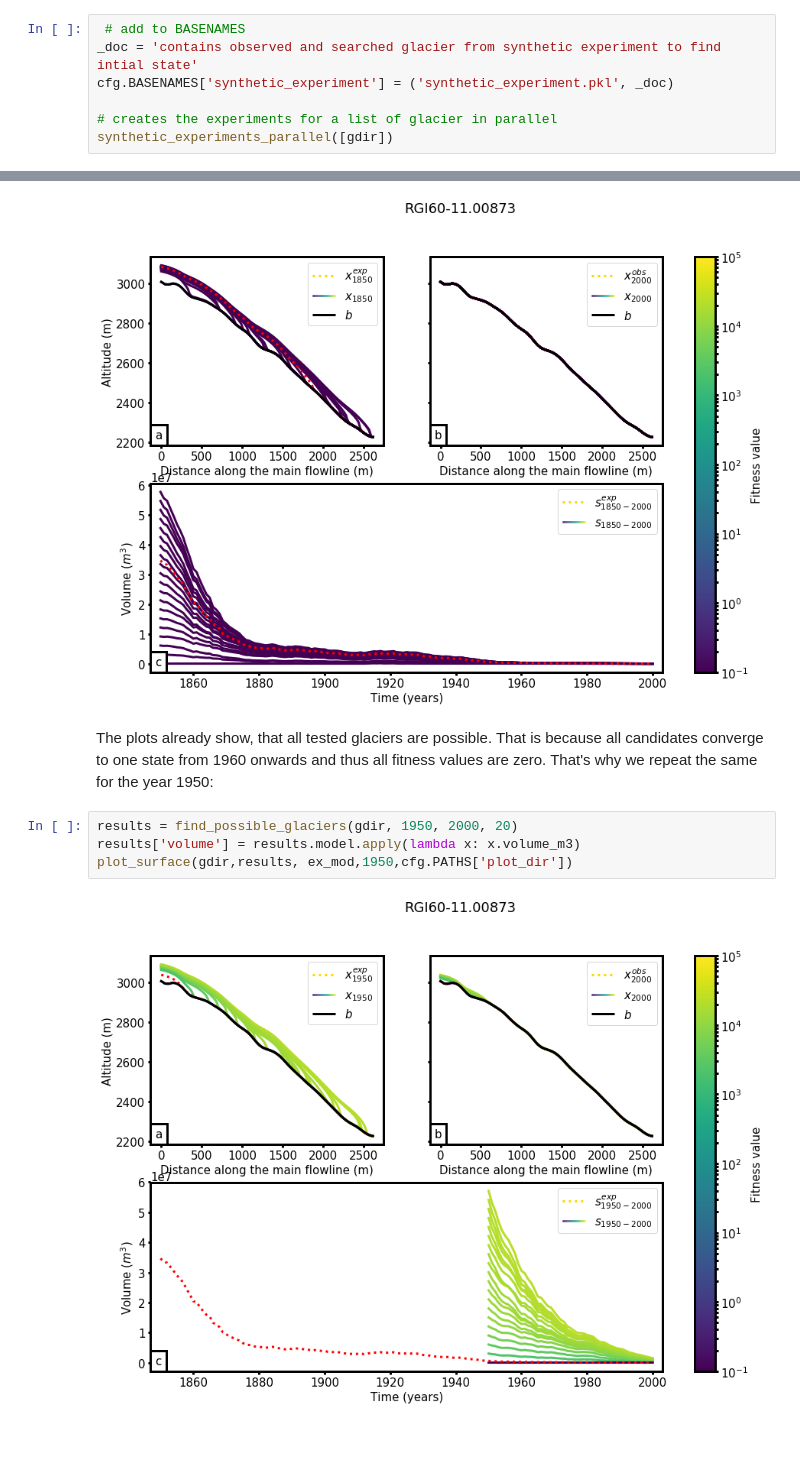
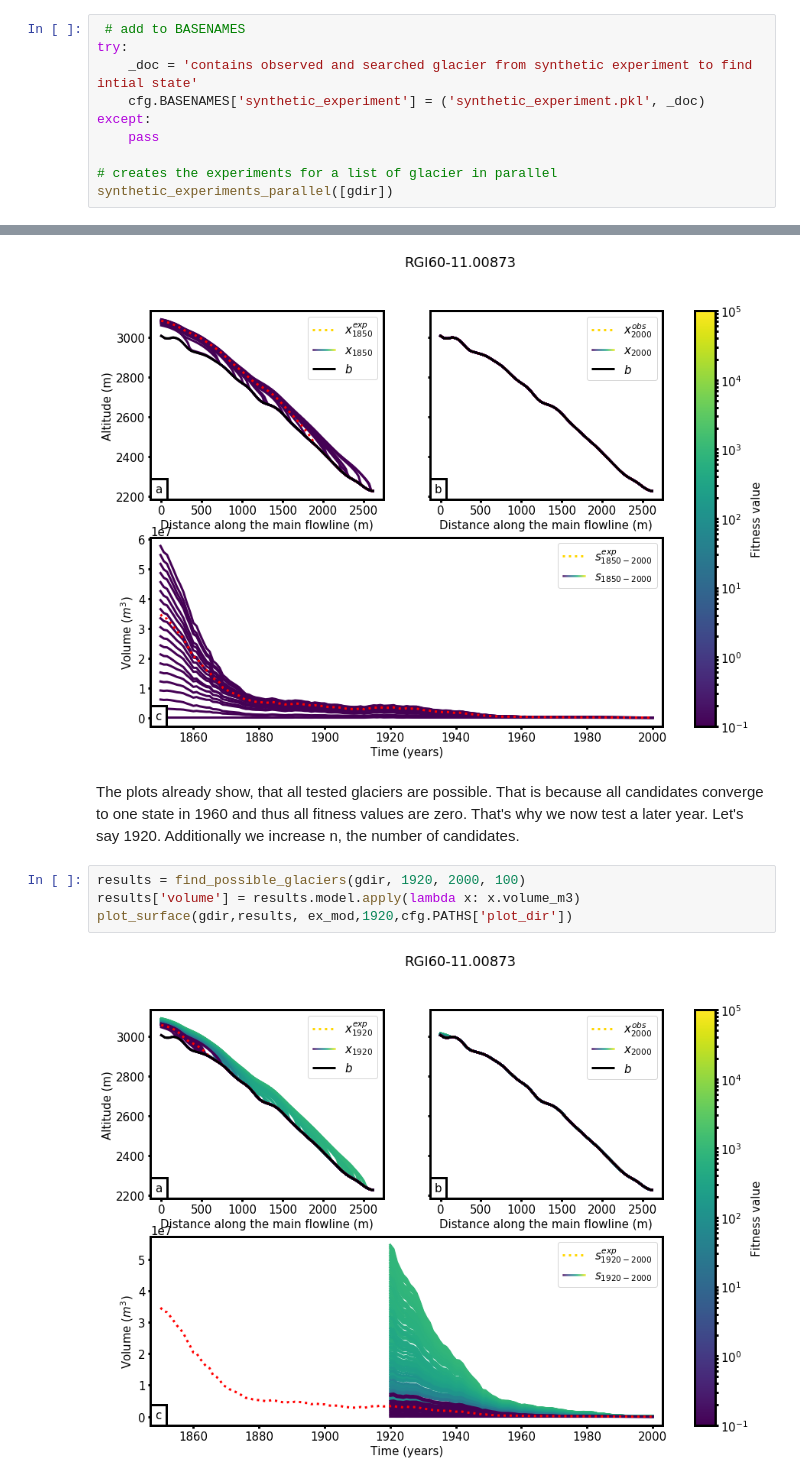
Before and after one commit to OGGM/initialization, a Jupyter notebook: example.ipynb, the cells around one changed output, grey strips where cells are left out. Saved outputs shown, nothing was run; the diff lists cells and outputs as text; blank space fills up the shorter version.

```diff
--- a/example.ipynb
+++ b/example.ipynb
@@ -93,8 +105,11 @@ gdir = gdirs[-1]
 We performed synthetic experiments to test the performance of our method. As the method is still under developpment, we recommend to use the method only in combination with the experiments. Otherwise it is not guaranteed, that the glacier candidates converge towards the observation and wrong reconstructions could result. A method to ensure this convergence will follow soon.
 # %%
  # add to BASENAMES
-_doc = 'contains observed and searched glacier from synthetic experiment to find intial state'
-cfg.BASENAMES['synthetic_experiment'] = ('synthetic_experiment.pkl', _doc)
+try:
+    _doc = 'contains observed and searched glacier from synthetic experiment to find intial state'
+    cfg.BASENAMES['synthetic_experiment'] = ('synthetic_experiment.pkl', _doc)
+except:
+    pass
 
 # creates the experiments for a list of glacier in parallel
 synthetic_experiments_parallel([gdir])
@@ -161,10 +176,10 @@ plot_surface(gdir,results, ex_mod,1850,cfg.PATHS['plot_dir'])
 # %% [output]
 [figure]
 # %% [markdown]
-The plots already show, that all tested glaciers are possible. That is because all candidates converge to one state from 1960 onwards and thus all fitness values are zero. That's why we repeat the same for the year 1950:
+The plots already show, that all tested glaciers are possible. That is because all candidates converge to one state  in 1960 and thus all fitness values are zero. That's why we now test a later year. Let's say 1920. Additionally we increase n, the number of candidates.
 # %%
-results = find_possible_glaciers(gdir, 1950, 2000, 20)
+results = find_possible_glaciers(gdir, 1920, 2000, 100)
 results['volume'] = results.model.apply(lambda x: x.volume_m3)
-plot_surface(gdir,results, ex_mod,1950,cfg.PATHS['plot_dir'])
+plot_surface(gdir,results, ex_mod,1920,cfg.PATHS['plot_dir'])
 # %% [output]
-[figure, old version]
+[figure, new version]
```
Also changed, not shown: parts of 13 cells of this notebook, 2 other files.
